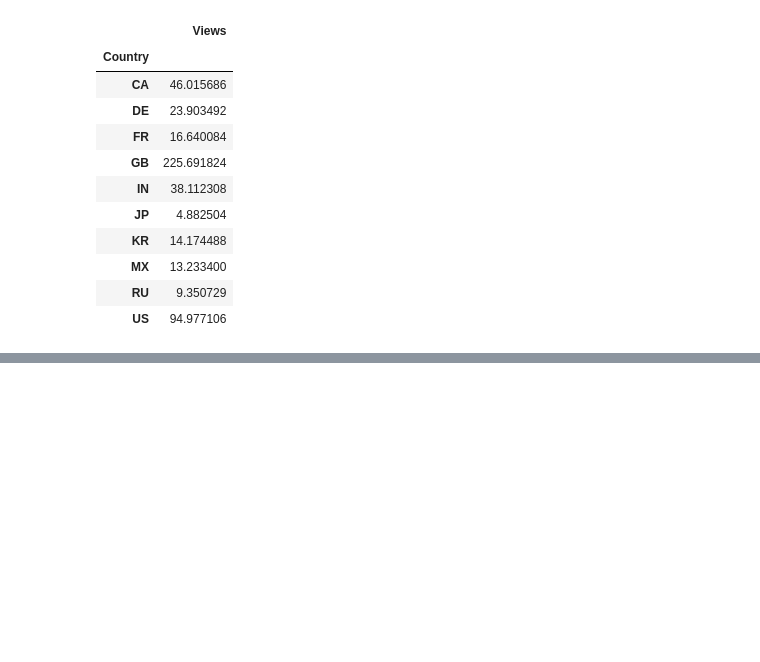
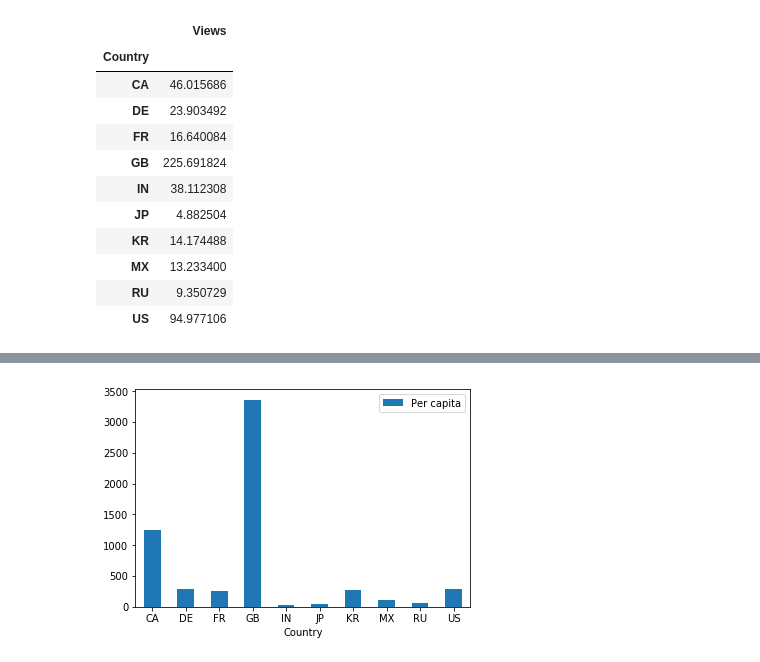
Before and after one commit to jherberg462/python-project, a Jupyter notebook: JennifferAnalysis.ipynb, the cells around one changed output, grey strips where cells are left out. Saved outputs shown, nothing was run; the diff lists cells and outputs as text; code cells hidden in the pictures; blank space fills up the shorter version.

```diff
--- a/JennifferAnalysis.ipynb
+++ b/JennifferAnalysis.ipynb
@@ -127,0 +111,14 @@ views_country_df
+# %%
+views_country_groups = trending_df.groupby("Country").sum()
+views_country_df = pd.DataFrame(views_country_groups)
+# views_country_df
+
+population = [37074562, 83124418, 64990511,67141684, 1352642280,
+             127202192, 51171706, 126190788, 145734038, 327096265]
+views_country_df["Population"] = population
+
+per_capita = (views_country_df['Views']/views_country_df['Population'])#*1000000
+
+views_country_df['Per capita'] = per_capita
+
+views_country_df
@@ -127,0 +138,10 @@ views_country_df
+# %%
+# views_country_df.plot(kind='bar', color='lightblue')
+ax = views_country_df.plot.bar(y='Per capita', rot=0)
+
+#plt.grid()
+
+plt.show()
+#plt.tight_layout()
+# %% [output]
+[figure, added]
```
Also changed, not shown: parts of 4 cells of this notebook.
